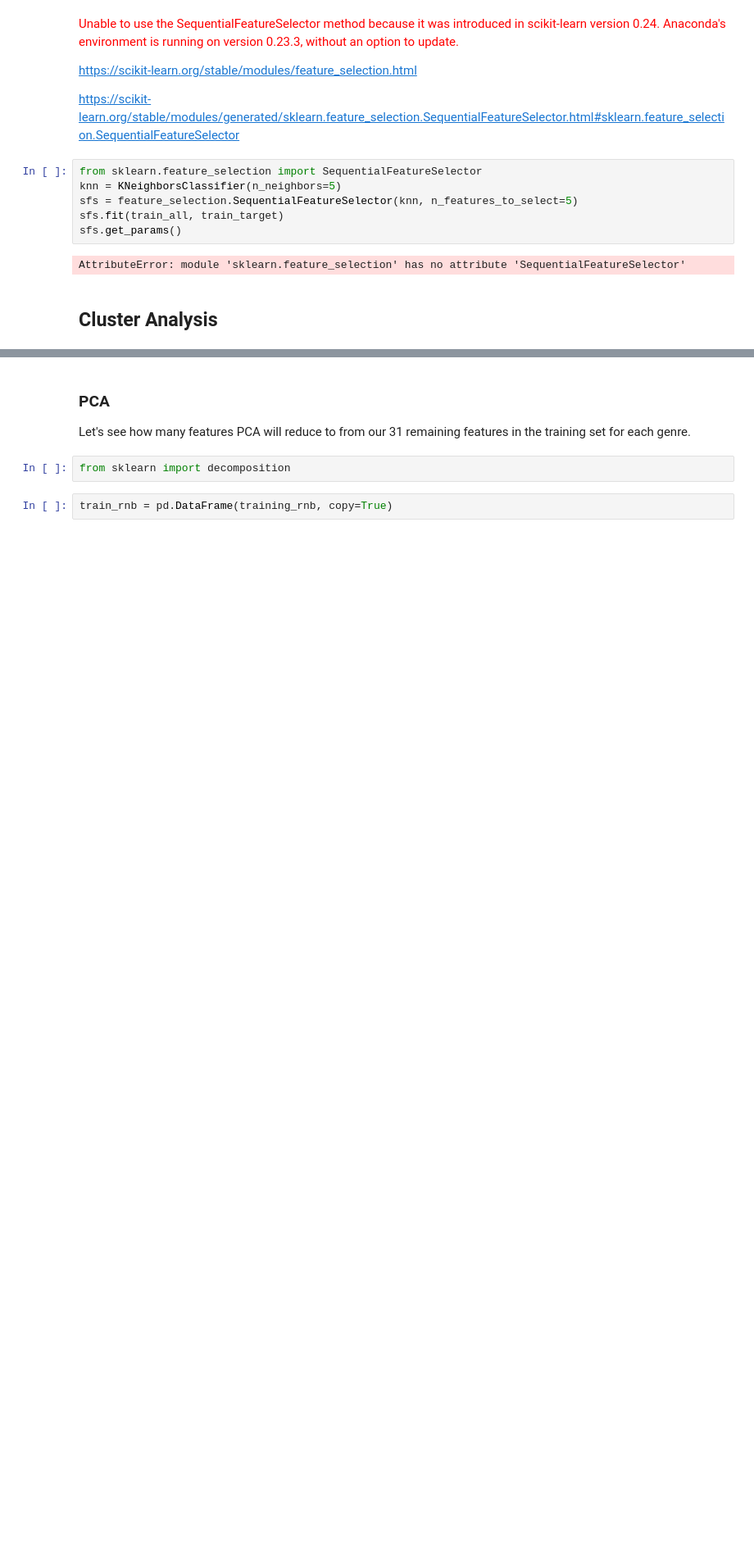
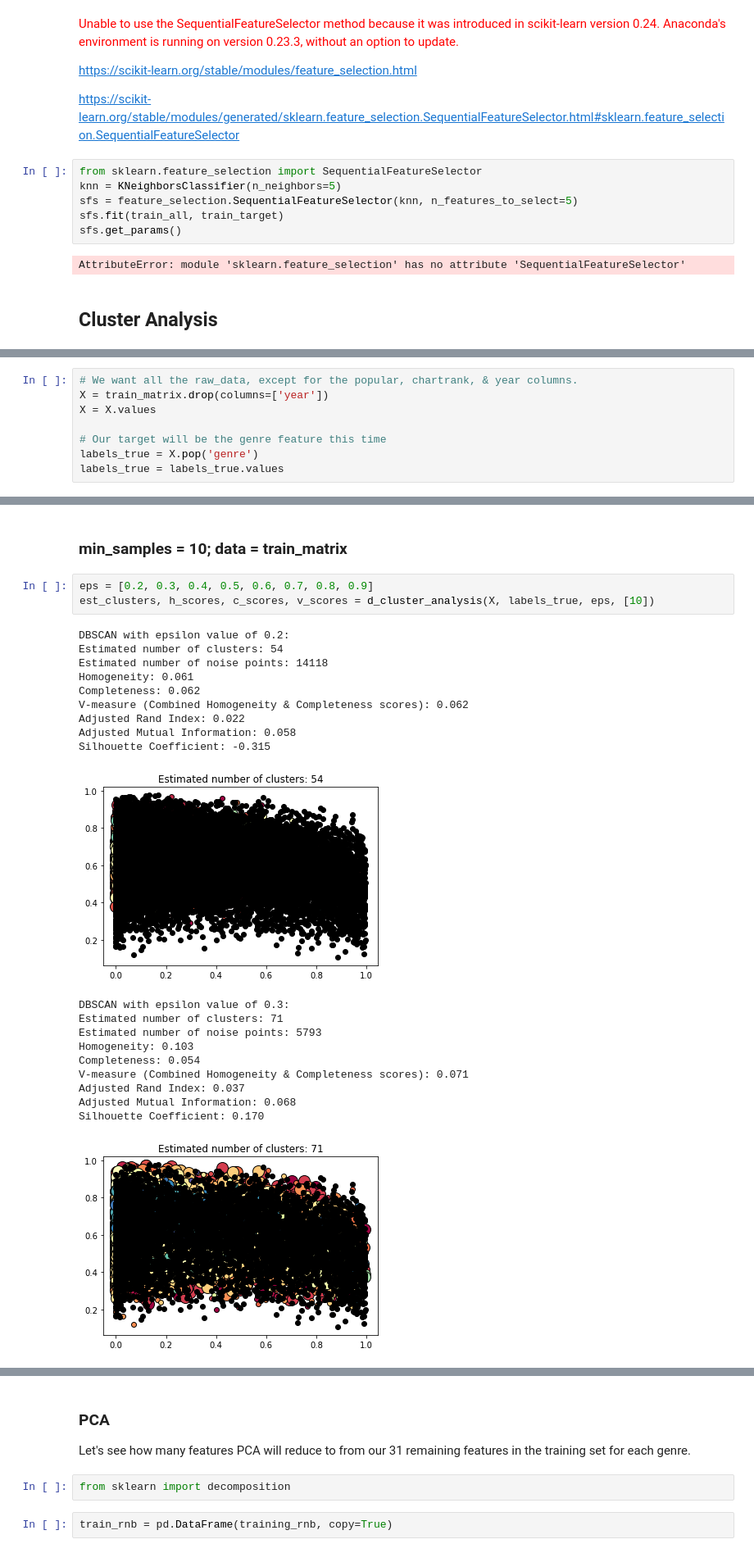
Before and after one commit to CrystalCo/audio_features_popularity_classifiers, a Jupyter notebook: Task2_Exploring_Data.ipynb, the cells around one changed output, grey strips where cells are left out. Shown at 82% size. Cells and saved outputs as stored; diff of their text form; blank space fills up the shorter version.

Commit message:
Added DBSCAN

```diff
--- a/Task2_Exploring_Data.ipynb
+++ b/Task2_Exploring_Data.ipynb
@@ -800,0 +805,8 @@ Techniques we can use to detect outliers:
+# %%
+# We want all the raw_data, except for the popular, chartrank, & year columns.
+X = train_matrix.drop(columns=['year'])
+X = X.values
+
+# Our target will be the genre feature this time
+labels_true = X.pop('genre')
+labels_true = labels_true.values
@@ -800,0 +884,26 @@ Techniques we can use to detect outliers:
+# %% [markdown]
+### min_samples = 10; data = train_matrix
+# %%
+eps = [0.2, 0.3, 0.4, 0.5, 0.6, 0.7, 0.8, 0.9]
+est_clusters, h_scores, c_scores, v_scores = d_cluster_analysis(X, labels_true, eps, [10])
+# %% [output]
+DBSCAN with epsilon value of 0.2:
+Estimated number of clusters: 54
+Estimated number of noise points: 14118
+Homogeneity: 0.061
+Completeness: 0.062
+V-measure (Combined Homogeneity & Completeness scores): 0.062
+Adjusted Rand Index: 0.022
+Adjusted Mutual Information: 0.058
+Silhouette Coefficient: -0.315
+[figure, added]
+DBSCAN with epsilon value of 0.3:
+Estimated number of clusters: 71
+Estimated number of noise points: 5793
+Homogeneity: 0.103
+Completeness: 0.054
+V-measure (Combined Homogeneity & Completeness scores): 0.071
+Adjusted Rand Index: 0.037
+Adjusted Mutual Information: 0.068
+Silhouette Coefficient: 0.170
+[figure, added]
```
Also changed, not shown: parts of 23 cells of this notebook.
